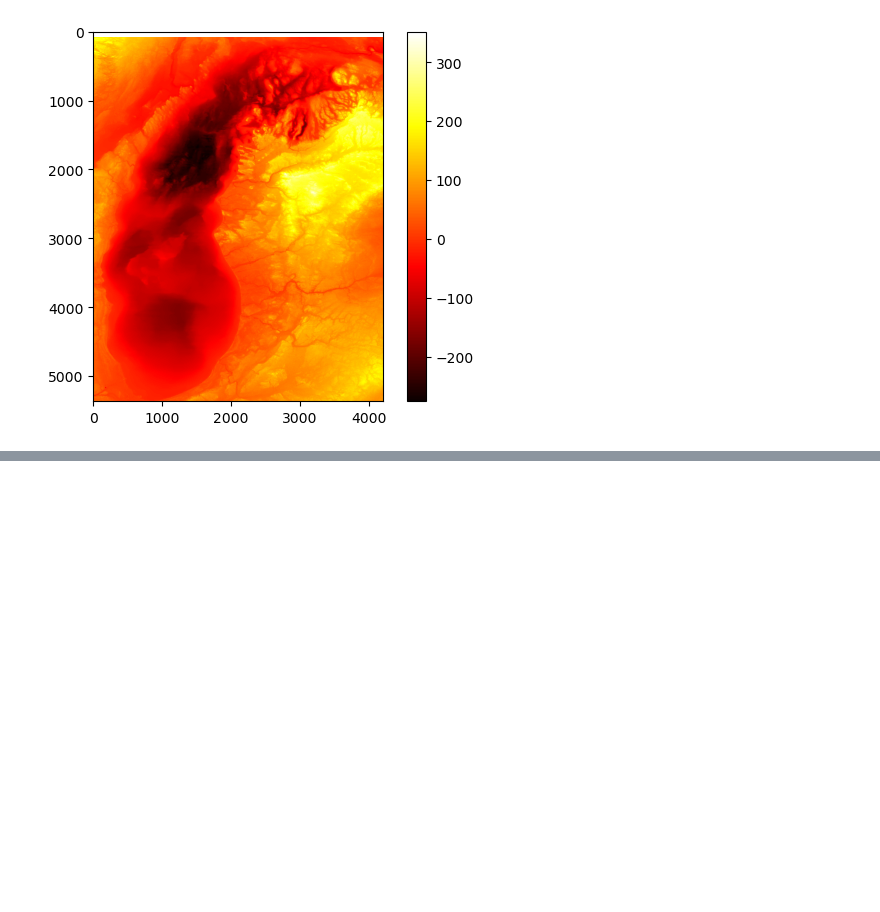
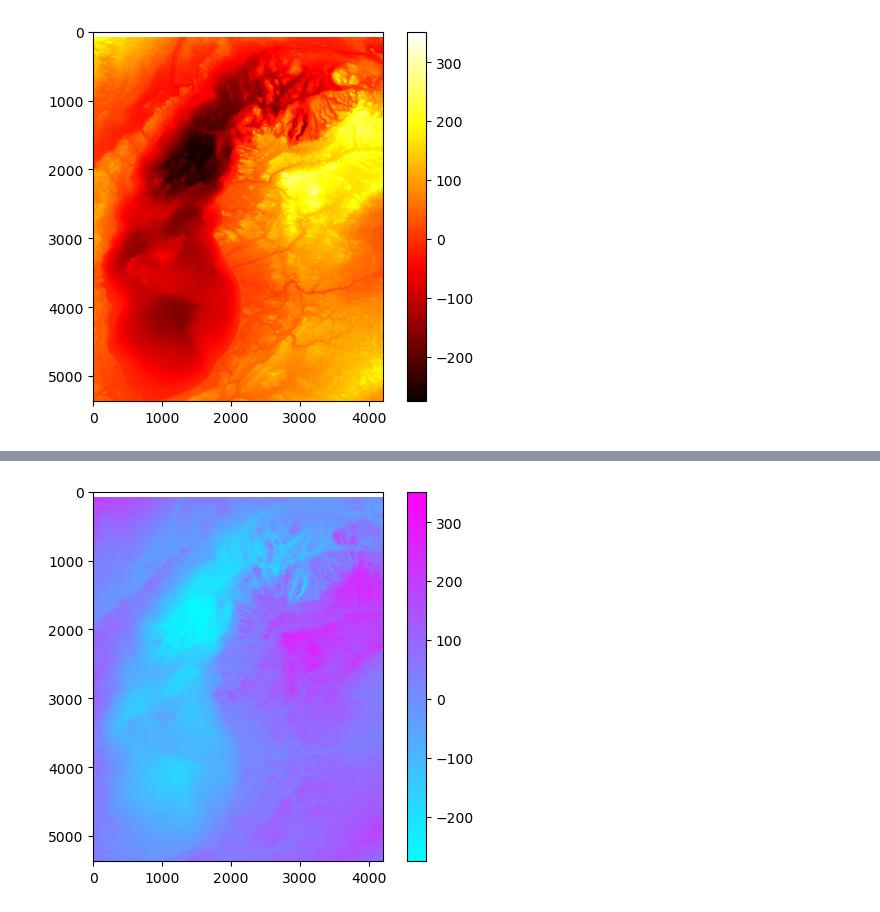
Before and after one commit to UIUC-iSchool-DataViz/is445_oauoag_spring2023, a Jupyter notebook: week04/inClass_week04.ipynb, the cells around one changed output, grey strips where cells are left out. Saved outputs shown, nothing was run; the diff lists cells and outputs as text; code cells hidden in the pictures; blank space fills up the shorter version.

```diff
--- a/week04/inClass_week04.ipynb
+++ b/week04/inClass_week04.ipynb
@@ -66,0 +72,4 @@ def michigan_plot(color_map_name):
+# %%
+michigan_plot('cool')
+# %% [output]
+[figure, added]
```
Also changed, not shown: parts of 2 cells of this notebook.
